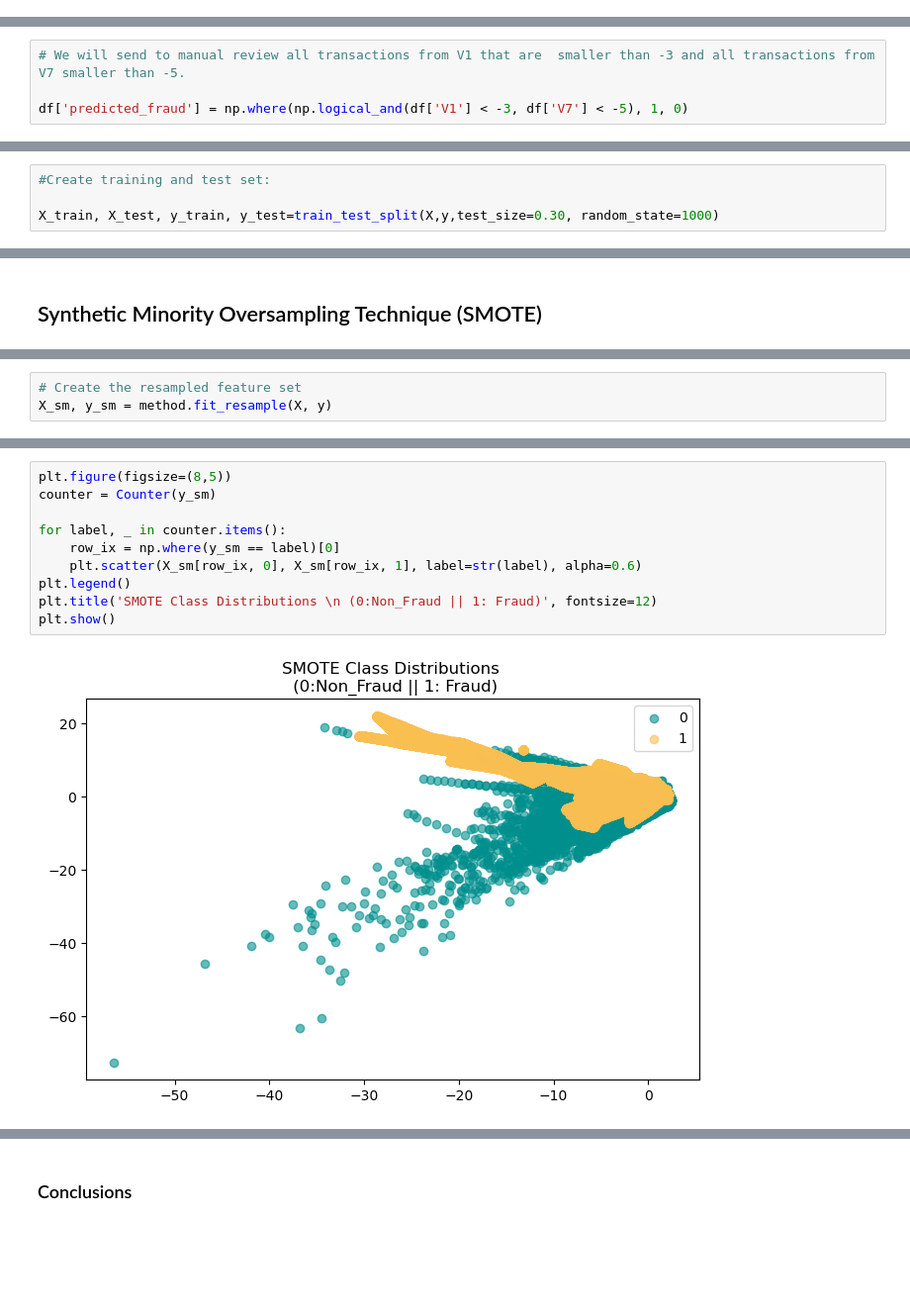
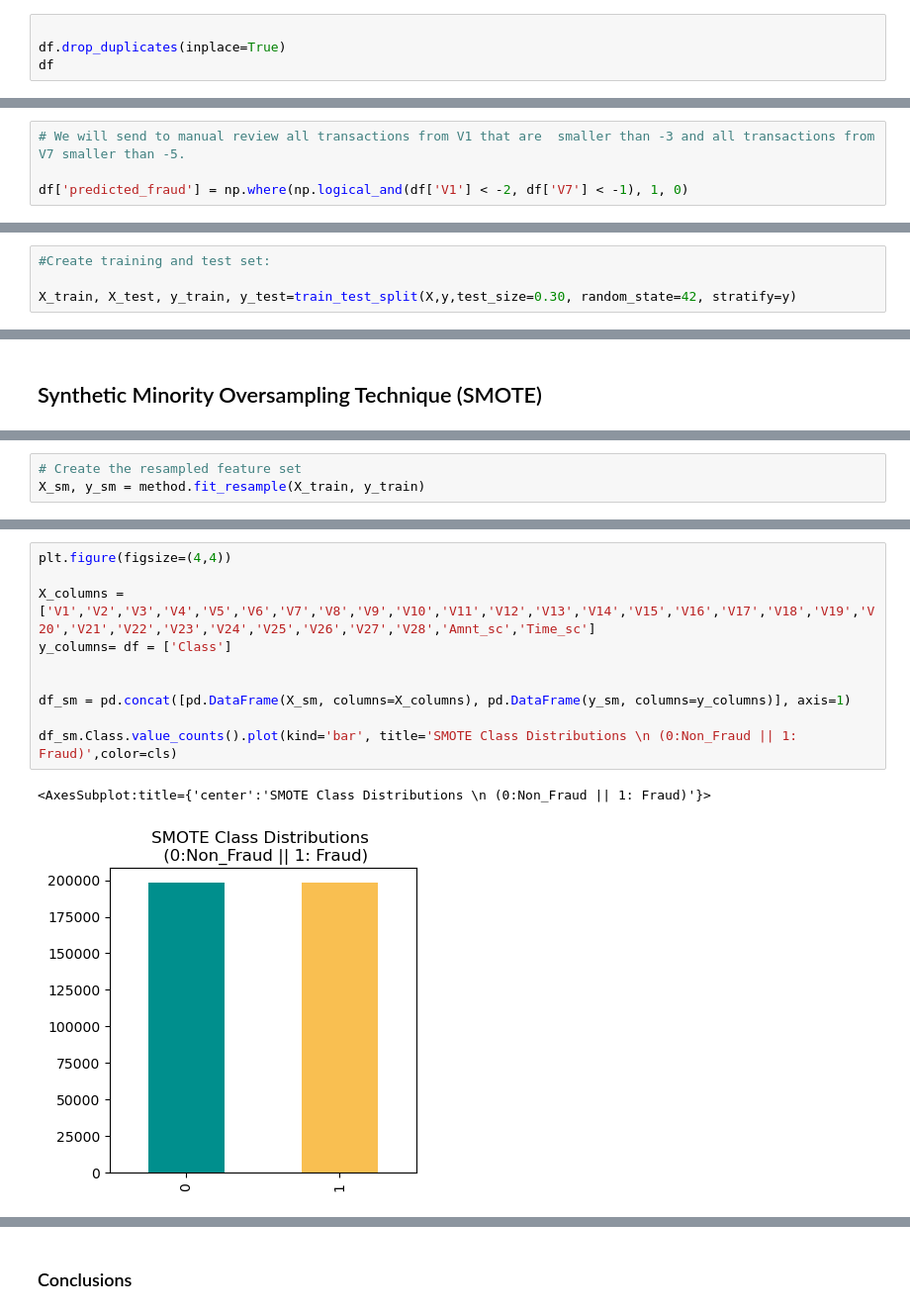
Before and after one commit to msantanarod/Fraud-Prevention-Analytics, a Jupyter notebook: Credit Card Fraud Detection.ipynb, the cells around one changed output, grey strips where cells are left out. Shown: that part at 99% size. Saved outputs shown, nothing was run; the diff lists cells and outputs as text; blank space fills up the shorter version.

```diff
--- a/Credit Card Fraud Detection.ipynb
+++ b/Credit Card Fraud Detection.ipynb
@@ -131,0 +151,4 @@ df.head()
+# %%
+
+df.drop_duplicates(inplace=True)
+df
@@ -211,7 +372,7 @@ mean
 # %%
 # We will send to manual review all transactions from V1 that are  smaller than -3 and all transactions from V7 smaller than -5.
 
-df['predicted_fraud'] = np.where(np.logical_and(df['V1'] < -3, df['V7'] < -5), 1, 0)
+df['predicted_fraud'] = np.where(np.logical_and(df['V1'] < -2, df['V7'] < -1), 1, 0)
 # %%
 # Create a crosstab of flagged fraud cases versus the actual fraud cases
 
@@ -247,7 +413,7 @@ y=df.Class
 # %%
 #Create training and test set:
 
-X_train, X_test, y_train, y_test=train_test_split(X,y,test_size=0.30, random_state=1000)
+X_train, X_test, y_train, y_test=train_test_split(X,y,test_size=0.30, random_state=42, stratify=y)
 # %%
 models = {
     "Logisitic Regression": LogisticRegression(),
@@ -656,6 +617,6 @@ method = SMOTE(random_state=1000)
 # %%
 # Create the resampled feature set
-X_sm, y_sm = method.fit_resample(X, y)
+X_sm, y_sm = method.fit_resample(X_train, y_train)
 # %%
 pd.value_counts(pd.Series(y_sm))
 # %% [output]
@@ -665,12 +626,13 @@ dtype: int64
 # %%
-plt.figure(figsize=(8,5))
-counter = Counter(y_sm)
+plt.figure(figsize=(4,4))
 
-for label, _ in counter.items():
-    row_ix = np.where(y_sm == label)[0]
-    plt.scatter(X_sm[row_ix, 0], X_sm[row_ix, 1], label=str(label), alpha=0.6)
-plt.legend()
-plt.title('SMOTE Class Distributions \n (0:Non_Fraud || 1: Fraud)', fontsize=12)
-plt.show()
+X_columns = ['V1','V2','V3','V4','V5','V6','V7','V8','V9','V10','V11','V12','V13','V14','V15','V16','V17','V18','V19','V20','V21','V22','V23','V24','V25','V26','V27','V28','Amnt_sc','Time_sc']
+y_columns= df = ['Class']
+
+
+df_sm = pd.concat([pd.DataFrame(X_sm, columns=X_columns), pd.DataFrame(y_sm, columns=y_columns)], axis=1)
+
+df_sm.Class.value_counts().plot(kind='bar', title='SMOTE Class Distributions \n (0:Non_Fraud || 1: Fraud)',color=cls)
 # %% [output]
+<AxesSubplot:title={'center':'SMOTE Class Distributions \n (0:Non_Fraud || 1: Fraud)'}>
-[figure, old version]
+[figure, new version]
```
Also changed, not shown: parts of 137 cells of this notebook.
